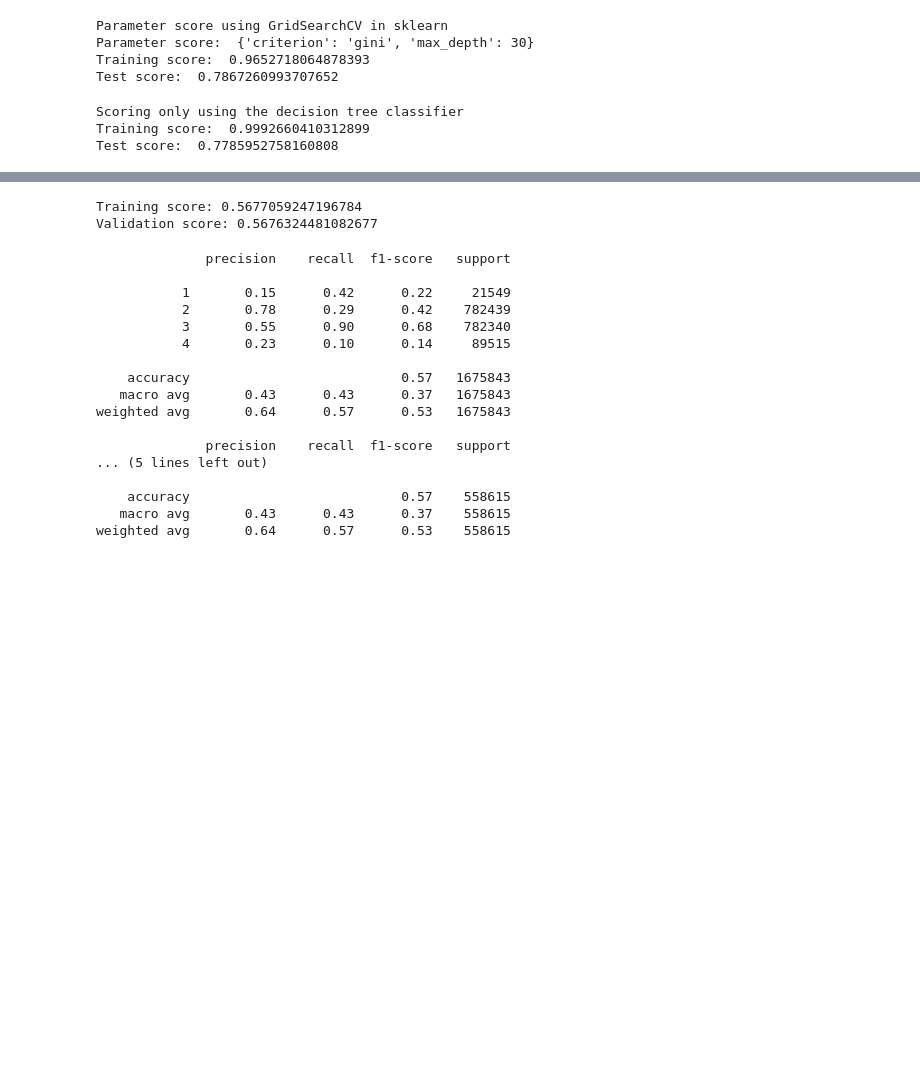
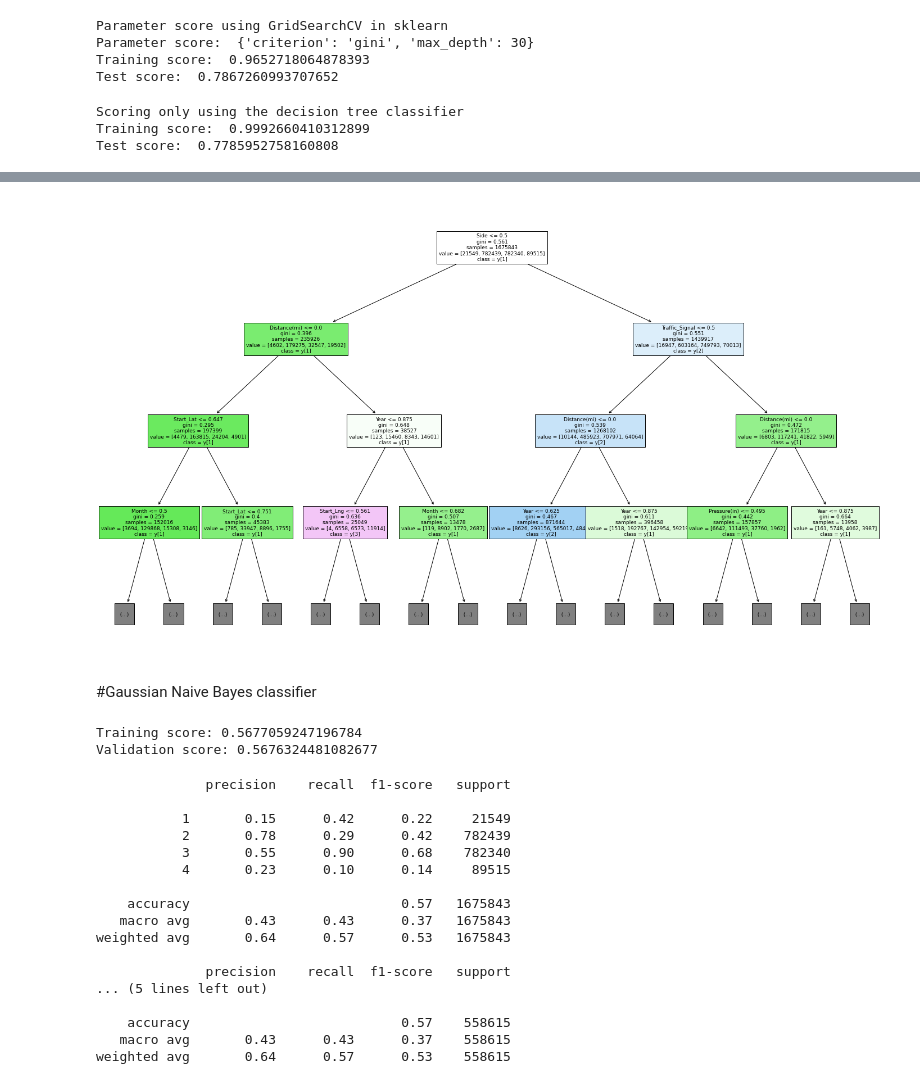
Before and after one commit to shiva-lab/CMPE-255_Final_Project, a Jupyter notebook: feature_engineering_1.ipynb, the cells around one changed output, grey strips where cells are left out. Cells and saved outputs as stored; diff of their text form; code cells hidden in the pictures; blank space fills up the shorter version.

```diff
--- a/feature_engineering_1.ipynb
+++ b/feature_engineering_1.ipynb
@@ -432,7 +438,7 @@ clf = DecisionTreeClassifier(random_state=42)
 parameter = [{"criterion":["gini", "entropy"], "max_depth": [5,10,15,30]}]
 
 #cross-validated grid-search
-grid = GridSearchCV(clf,parameter,verbose = 5,n_jobs=-1)
-grid.fit(X_train,y_train)
+gridSearch = GridSearchCV(clf,parameter,verbose = 5,n_jobs=-1)
+gridSearch.fit(X_train,y_train)
 # %% [output]
 Fitting 5 folds for each of 8 candidates, totalling 40 fits
@@ -468,2 +503,12 @@ Test score:  0.7785952758160808
+# %%
+from sklearn.tree import plot_tree
+import matplotlib.pyplot as plt
+fig, axes = plt.subplots(figsize = (25,15))
+plot_tree(clf,max_depth=3,fontsize=9,feature_names=X_train.columns.to_list(),class_names=True,filled = True)
+fig.savefig('DecisionTree.png')
+# %% [output]
+[figure, added]
+# %% [markdown]
+#Gaussian Naive Bayes classifier
 # %%
 #Gaussian Naive Bayes classfier
```
Also changed, not shown: parts of 32 cells of this notebook, 1 other file.
